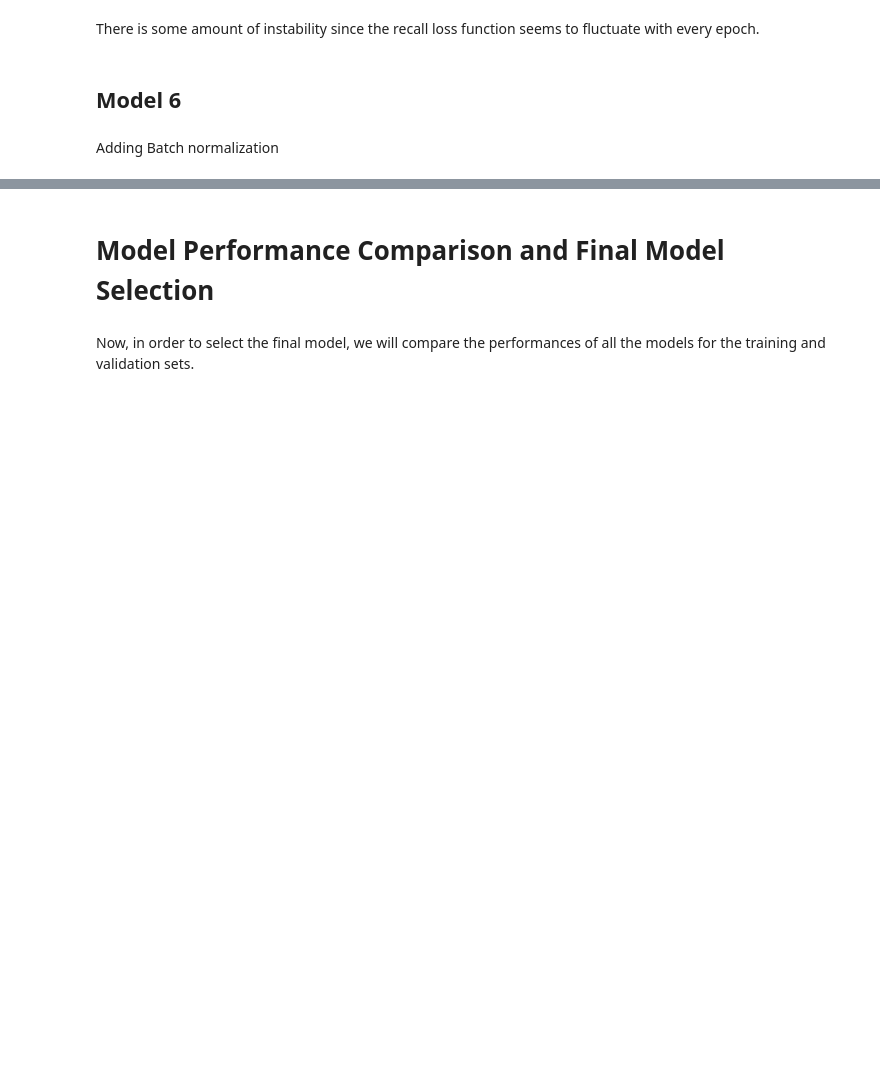
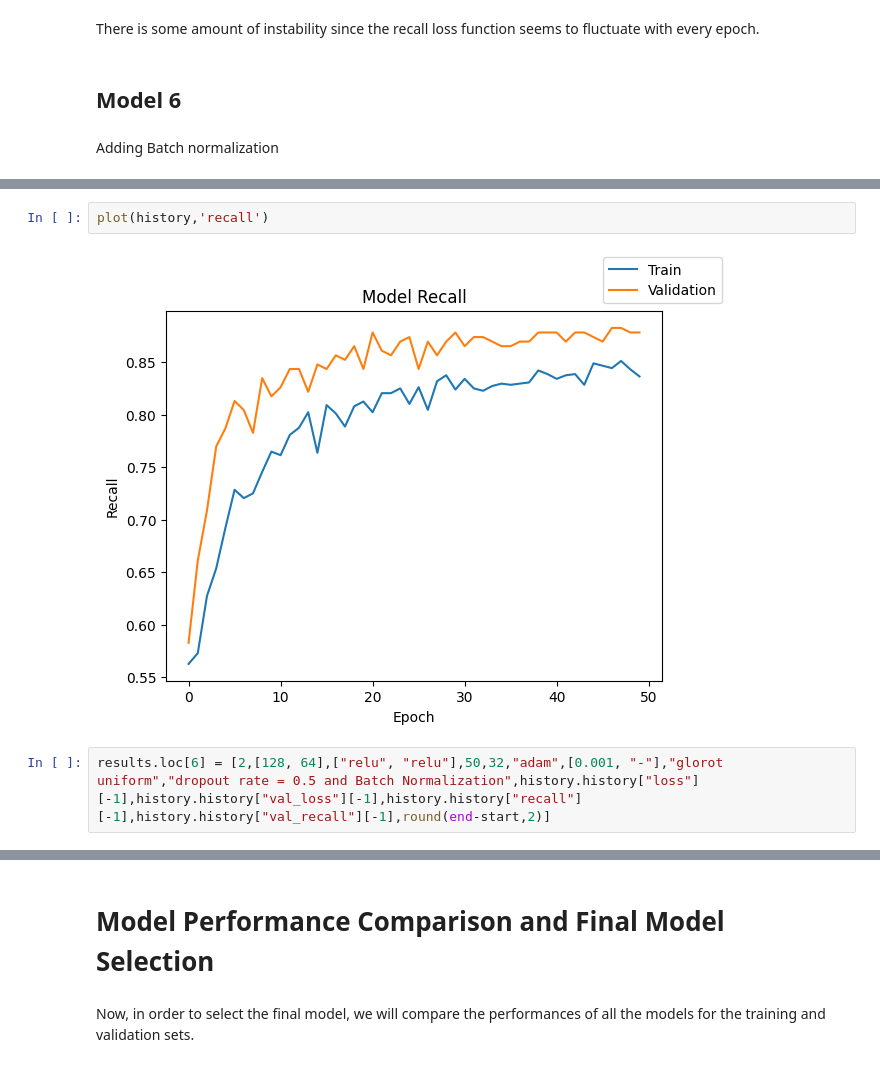
Before and after one commit to AkshayGovindaraj/GoogleColab, a Jupyter notebook: INN_ReneWind_Main_Project_FullCode_Notebook.ipynb, the cells around one changed output, grey strips where cells are left out. Saved outputs shown, nothing was run; the diff lists cells and outputs as text; blank space fills up the shorter version.

```diff
--- a/INN_ReneWind_Main_Project_FullCode_Notebook.ipynb
+++ b/INN_ReneWind_Main_Project_FullCode_Notebook.ipynb
@@ -871,0 +944,6 @@ Adding Batch normalization
+# %%
+plot(history,'recall')
+# %% [output]
+[figure, added]
+# %%
+results.loc[6] = [2,[128, 64],["relu", "relu"],50,32,"adam",[0.001, "-"],"glorot uniform","dropout rate = 0.5 and Batch Normalization",history.history["loss"][-1],history.history["val_loss"][-1],history.history["recall"][-1],history.history["val_recall"][-1],round(end-start,2)]
```
Also changed, not shown: parts of 21 cells of this notebook.
